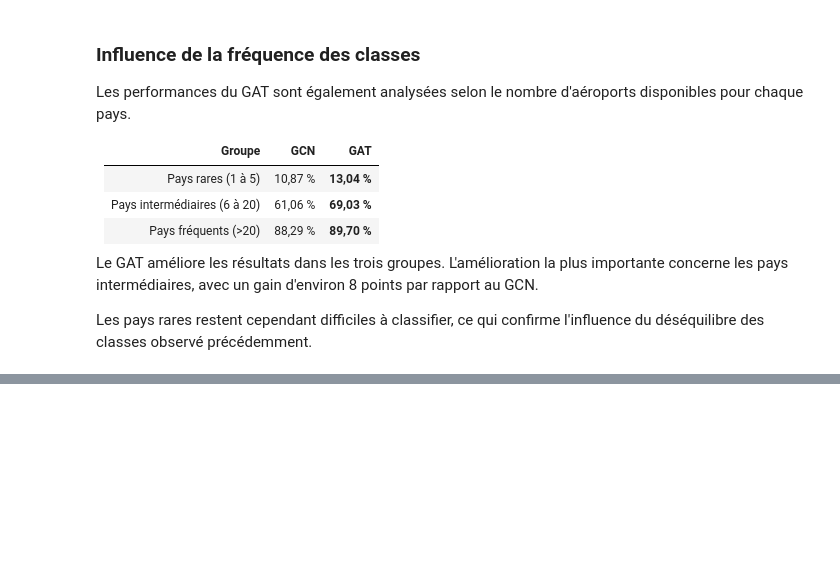
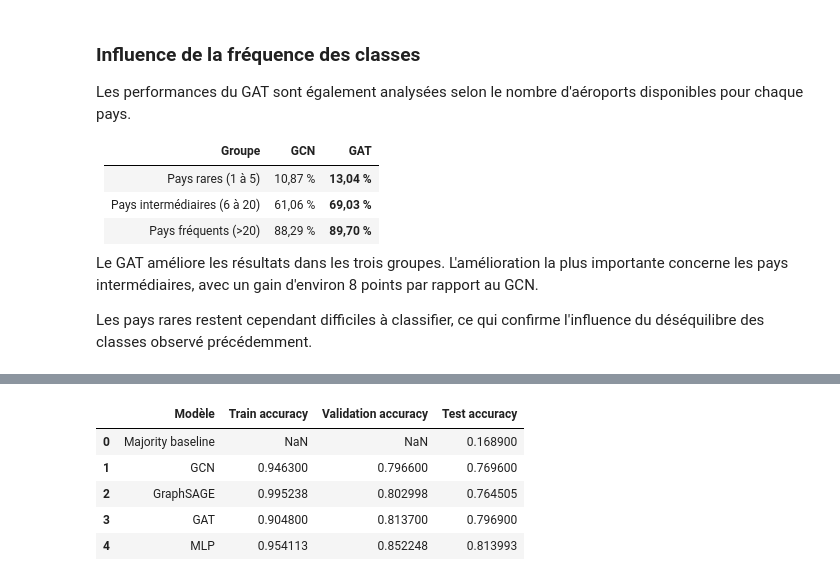
Before and after one commit to segmentSK9/Projet-GNN-, a Jupyter notebook: PROJET_GNN.ipynb, the cells around one changed output, grey strips where cells are left out. Drawn from its saved outputs; the diff is of its cells as text; code cells hidden in the pictures; blank space fills up the shorter version.

Commit message:
Ajout des baselines MLP et GraphSAGE, comparaison finale des modèles, étude d'ablation du GAT sur les features et évaluation de stabilité sur 5 seeds

```diff
--- a/PROJET_GNN.ipynb
+++ b/PROJET_GNN.ipynb
@@ -1739,0 +2107,42 @@ Les pays rares restent cependant difficiles à classifier, ce qui confirme l'inf
+# %%
+import pandas as pd
+
+results = pd.DataFrame({
+    "Modèle": [
+        "Majority baseline",
+        "GCN",
+        "GraphSAGE",
+        "GAT",
+        "MLP"
+    ],
+    "Train accuracy": [
+        None,
+        0.9463,
+        train_acc_sage,
+        0.9048,
+        train_acc_mlp
+    ],
+    "Validation accuracy": [
+        None,
+        0.7966,
+        val_acc_sage,
+        0.8137,
+        val_acc_mlp
+    ],
+    "Test accuracy": [
+        0.1689,
+        0.7696,
+        test_acc_sage,
+        0.7969,
+        test_acc_mlp
+    ]
+})
+
+results
+# %% [output]
+|  | Modèle | Train accuracy | Validation accuracy | Test accuracy |
+| 0 | Majority baseline | NaN | NaN | 0.168900 |
+| 1 | GCN | 0.946300 | 0.796600 | 0.769600 |
+| 2 | GraphSAGE | 0.995238 | 0.802998 | 0.764505 |
+| 3 | GAT | 0.904800 | 0.813700 | 0.796900 |
+| 4 | MLP | 0.954113 | 0.852248 | 0.813993 |
```
Also changed, not shown: parts of 64 cells of this notebook.
